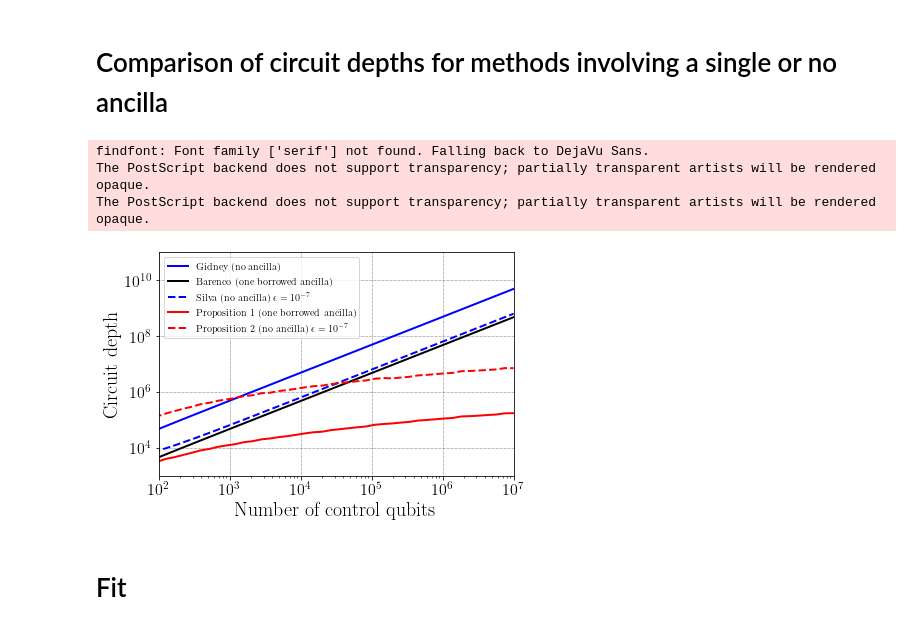
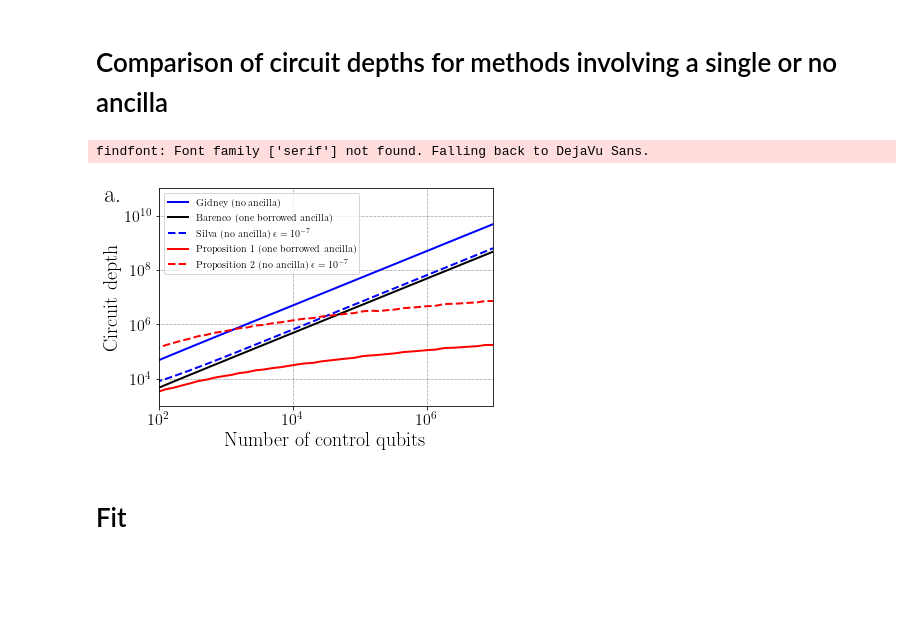
Before and after one commit to BaptisteClaudon/Polylog_MCX-public, a Jupyter notebook: paper_plot.ipynb, the cells around one changed output. Drawn from its saved outputs; the diff is of its cells as text; code cells hidden in the pictures; blank space fills up the shorter version.

```diff
--- a/paper_plot.ipynb
+++ b/paper_plot.ipynb
@@ -22,22 +22,20 @@ while len(log3_approx_depth) < len(xrange):
 # %%
 plt.figure()
 plt.loglog(xrange, gidney_depth, 'b', label=r'Gidney (no ancilla)')
 plt.loglog(xrange, barenco_one_depth, 'k', label='Barenco (one borrowed ancilla)')
 plt.loglog(xrange[4:4+len(silva_depth)], silva_depth, 'b--', label=r'Silva (no ancilla) $\epsilon=10^{-7}$')
 plt.loglog(xrange, log3_depth, 'r', label='Proposition 1 (one borrowed ancilla)')
 plt.loglog(xrange[:len(log3_approx_depth)], log3_approx_depth, 'r--', label=r'Proposition 2 (no ancilla) $\epsilon=10^{-7}$')
 plt.legend()
 plt.xlabel('Number of control qubits')
 plt.ylabel('Circuit depth')
 plt.xlim((10**2, 10**7))
 plt.ylim((10**3, 10**11))
-plt.tight_layout()
-plt.savefig('figures/circuit_depth.eps', bbox_inches='tight')
+plt.text(15.5, 3.5*10**10, 'a.', fontweight=1000, fontsize=24)
+plt.savefig('figures/circuit_depth.pdf', bbox_inches='tight')
 # %% [output]
 findfont: Font family ['serif'] not found. Falling back to DejaVu Sans.
-The PostScript backend does not support transparency; partially transparent artists will be rendered opaque.
-The PostScript backend does not support transparency; partially transparent artists will be rendered opaque.
-[figure, old version]
+[figure, new version]
 # %% [markdown]
 # Fit
 # %%
```
Also changed, not shown: parts of 5 cells of this notebook, 6 other files.
